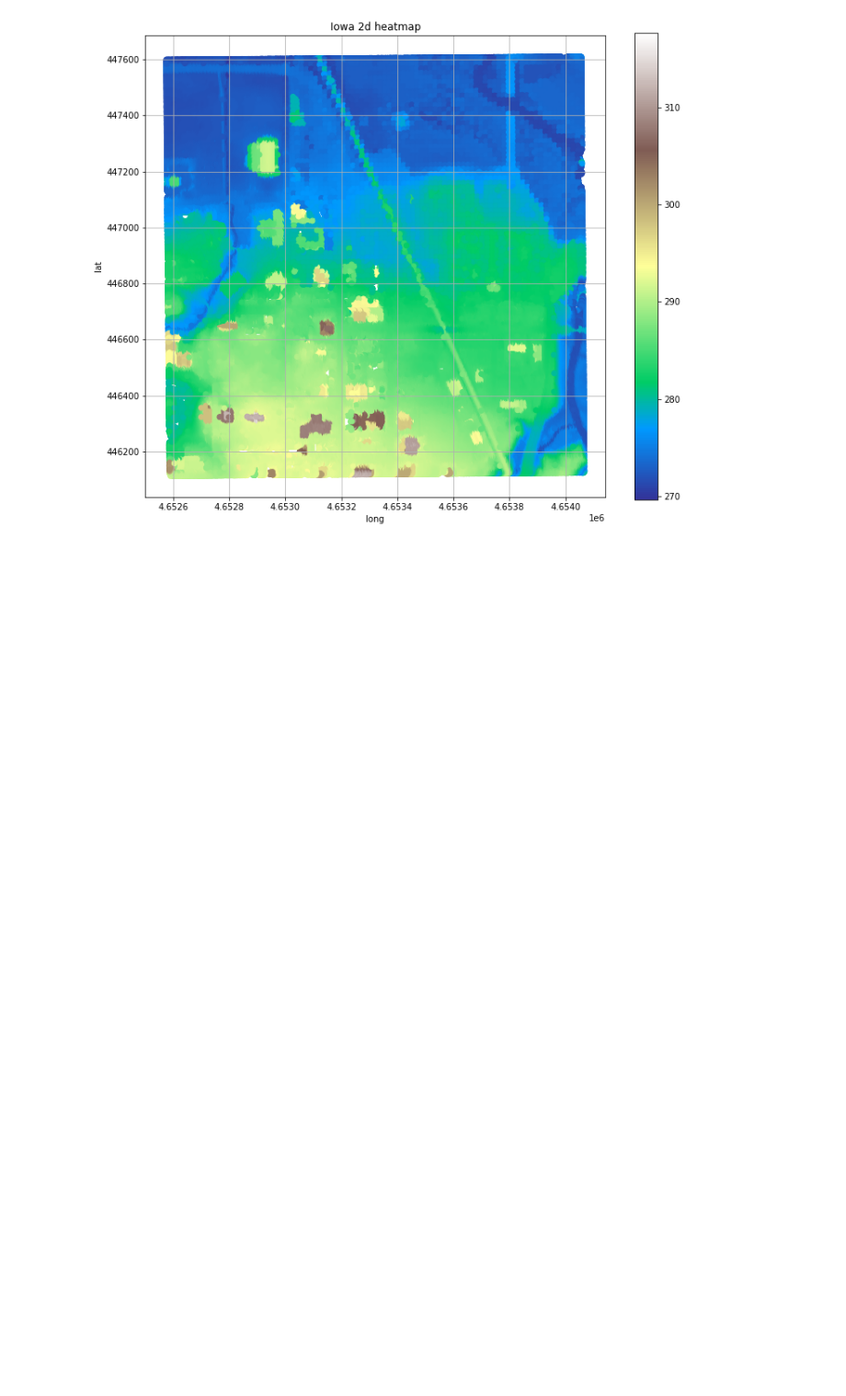
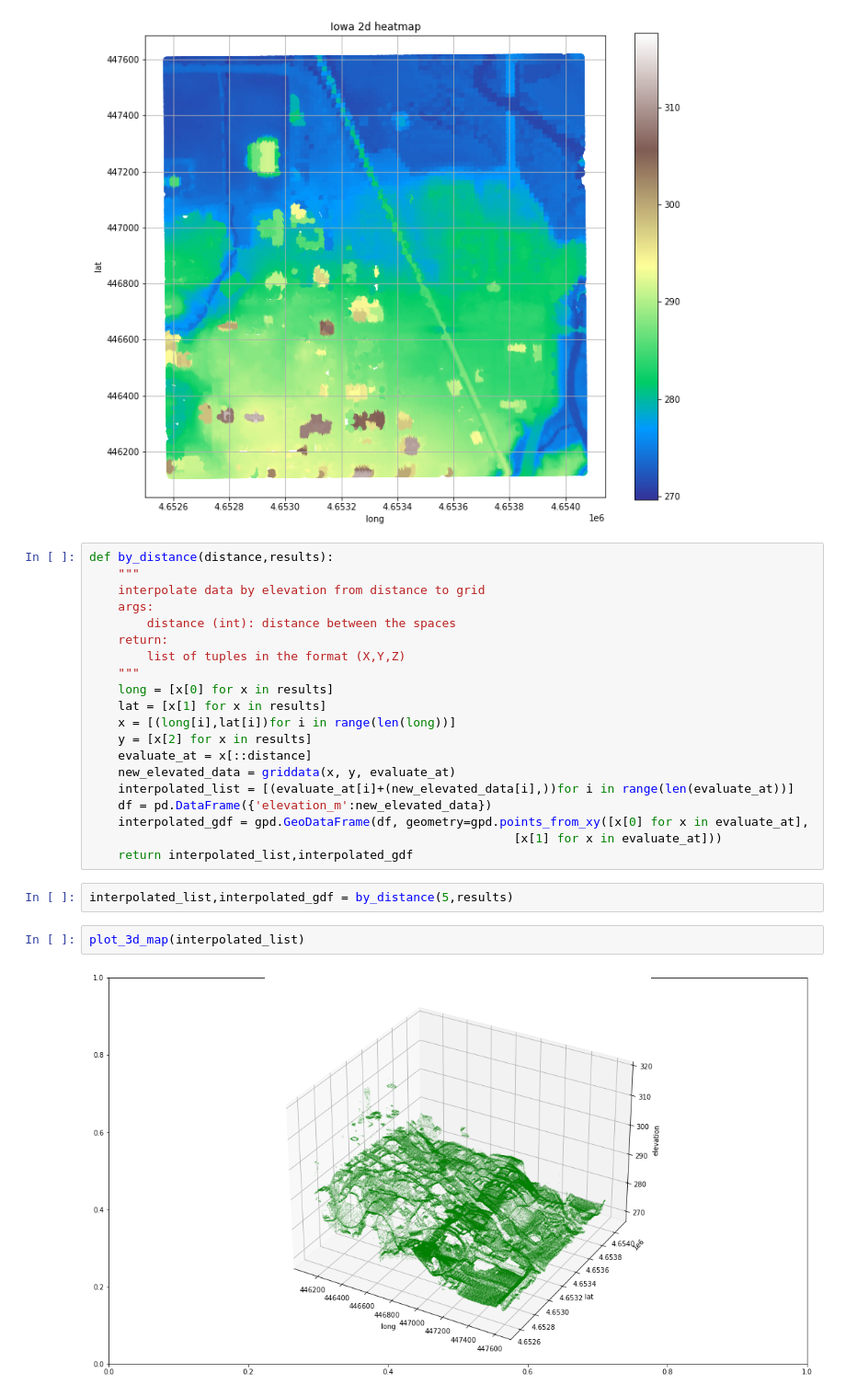
Before and after one commit to tutorialcreation/GeoLidar, a Jupyter notebook: notebooks/GeoLidar.ipynb, the cells around one changed output. Shown at 92% size. Drawn from its saved outputs; the diff is of its cells as text; blank space fills up the shorter version.

Commit message:
added a method to standardize by distance

```diff
--- a/notebooks/GeoLidar.ipynb
+++ b/notebooks/GeoLidar.ipynb
@@ -325,3 +328,29 @@ def plot_2d_heatmap(df,column,title):
 plot_2d_heatmap(gdf,column='elevation_m',title="Iowa 2d heatmap")
 # %% [output]
 [figure]
+# %%
+def by_distance(distance,results):
+    """
+    interpolate data by elevation from distance to grid
+    args:
+        distance (int): distance between the spaces
+    return:
+        list of tuples in the format (X,Y,Z)
+    """
+    long = [x[0] for x in results]
+    lat = [x[1] for x in results]
+    x = [(long[i],lat[i])for i in range(len(long))]
+    y = [x[2] for x in results]
+    evaluate_at = x[::distance]
+    new_elevated_data = griddata(x, y, evaluate_at)
+    interpolated_list = [(evaluate_at[i]+(new_elevated_data[i],))for i in range(len(evaluate_at))]
+    df = pd.DataFrame({'elevation_m':new_elevated_data})
+    interpolated_gdf = gpd.GeoDataFrame(df, geometry=gpd.points_from_xy([x[0] for x in evaluate_at],
+                                                           [x[1] for x in evaluate_at]))
+    return interpolated_list,interpolated_gdf
+# %%
+interpolated_list,interpolated_gdf = by_distance(5,results)
+# %%
+plot_3d_map(interpolated_list)
+# %% [output]
+[figure, added]
```
Also changed, not shown: parts of 4 cells of this notebook, 1 other file.
